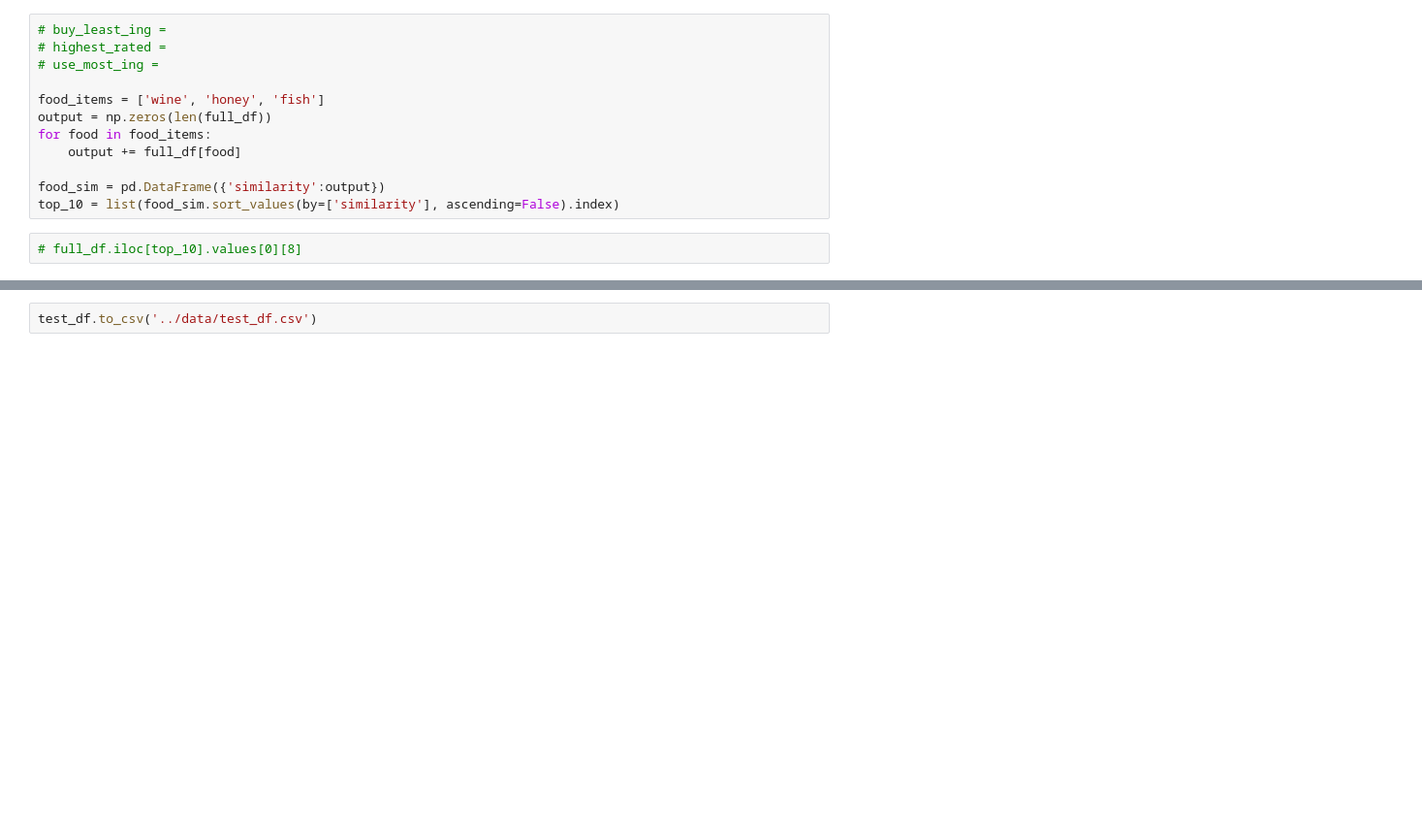
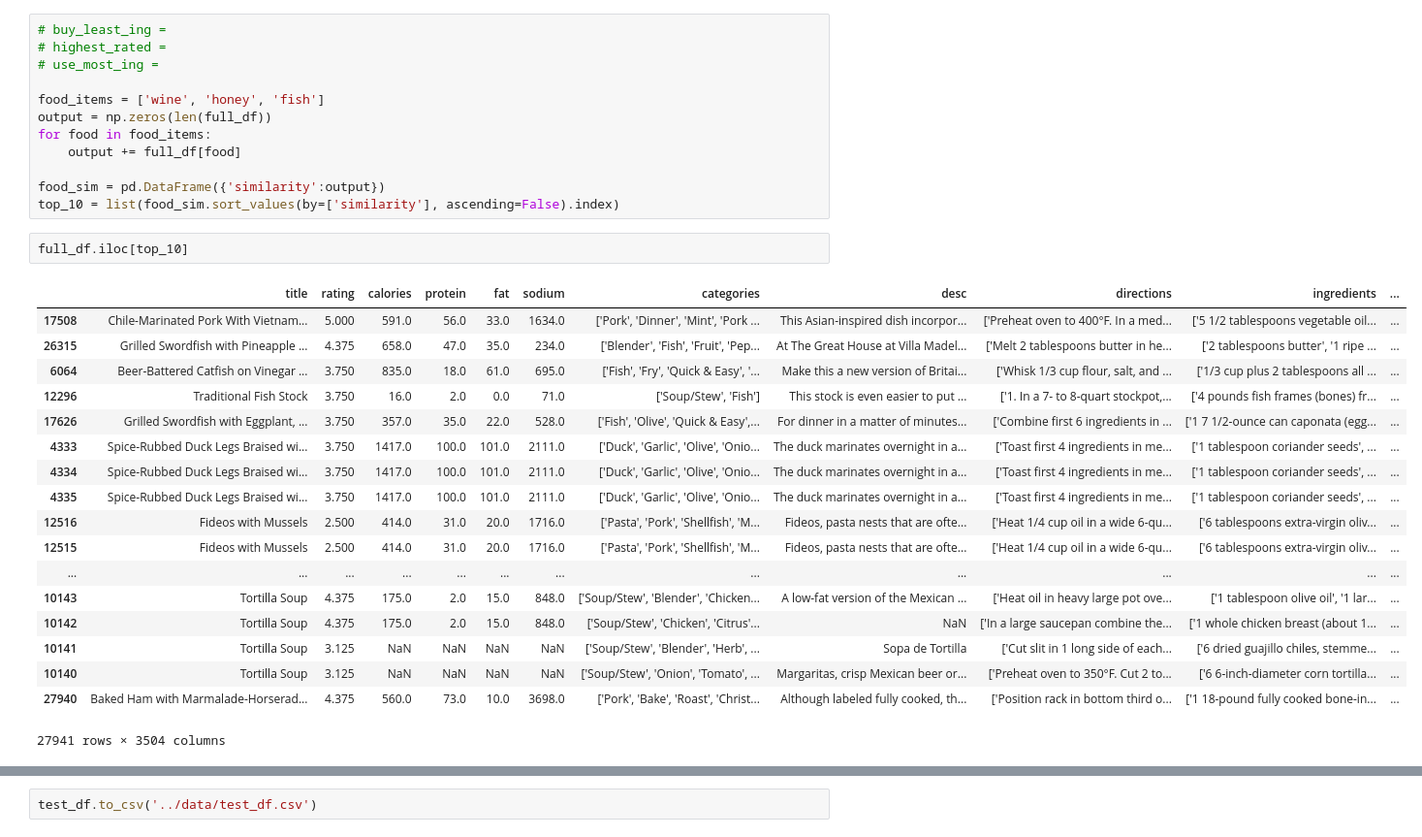
Before and after one commit to bbl007/SDHacks2019, a Jupyter notebook: recommender_model.ipynb, the cells around one changed output, grey strips where cells are left out. Shown: that part at 97% size. Drawn from its saved outputs; the diff is of its cells as text; blank space fills up the shorter version.

```diff
--- a/recommender_model.ipynb
+++ b/recommender_model.ipynb
@@ -42,8 +42,27 @@ for food in food_items:
 
 food_sim = pd.DataFrame({'similarity':output})
 top_10 = list(food_sim.sort_values(by=['similarity'], ascending=False).index)
-# %%
-# full_df.iloc[top_10].values[0][8]
+# %%
+full_df.iloc[top_10]
+# %% [output]
+|  | title | rating | calories | protein | fat | sodium | categories | desc | directions | ingredients | ... |
+| 17508 | Chile-Marinated Pork With Vietnam... | 5.000 | 591.0 | 56.0 | 33.0 | 1634.0 | ['Pork', 'Dinner', 'Mint', 'Pork ... | This Asian-inspired dish incorpor... | ['Preheat oven to 400°F. In a med... | ['5 1/2 tablespoons vegetable oil... | ... |
+| 26315 | Grilled Swordfish with Pineapple ... | 4.375 | 658.0 | 47.0 | 35.0 | 234.0 | ['Blender', 'Fish', 'Fruit', 'Pep... | At The Great House at Villa Madel... | ['Melt 2 tablespoons butter in he... | ['2 tablespoons butter', '1 ripe ... | ... |
+| 6064 | Beer-Battered Catfish on Vinegar ... | 3.750 | 835.0 | 18.0 | 61.0 | 695.0 | ['Fish', 'Fry', 'Quick & Easy', '... | Make this a new version of Britai... | ['Whisk 1/3 cup flour, salt, and ... | ['1/3 cup plus 2 tablespoons all ... | ... |
+| 12296 | Traditional Fish Stock | 3.750 | 16.0 | 2.0 | 0.0 | 71.0 | ['Soup/Stew', 'Fish'] | This stock is even easier to put ... | ['1. In a 7- to 8-quart stockpot,... | ['4 pounds fish frames (bones) fr... | ... |
+| 17626 | Grilled Swordfish with Eggplant, ... | 3.750 | 357.0 | 35.0 | 22.0 | 528.0 | ['Fish', 'Olive', 'Quick & Easy',... | For dinner in a matter of minutes... | ['Combine first 6 ingredients in ... | ['1 7 1/2-ounce can caponata (egg... | ... |
+| 4333 | Spice-Rubbed Duck Legs Braised wi... | 3.750 | 1417.0 | 100.0 | 101.0 | 2111.0 | ['Duck', 'Garlic', 'Olive', 'Onio... | The duck marinates overnight in a... | ['Toast first 4 ingredients in me... | ['1 tablespoon coriander seeds', ... | ... |
+| 4334 | Spice-Rubbed Duck Legs Braised wi... | 3.750 | 1417.0 | 100.0 | 101.0 | 2111.0 | ['Duck', 'Garlic', 'Olive', 'Onio... | The duck marinates overnight in a... | ['Toast first 4 ingredients in me... | ['1 tablespoon coriander seeds', ... | ... |
+| 4335 | Spice-Rubbed Duck Legs Braised wi... | 3.750 | 1417.0 | 100.0 | 101.0 | 2111.0 | ['Duck', 'Garlic', 'Olive', 'Onio... | The duck marinates overnight in a... | ['Toast first 4 ingredients in me... | ['1 tablespoon coriander seeds', ... | ... |
+| 12516 | Fideos with Mussels | 2.500 | 414.0 | 31.0 | 20.0 | 1716.0 | ['Pasta', 'Pork', 'Shellfish', 'M... | Fideos, pasta nests that are ofte... | ['Heat 1/4 cup oil in a wide 6-qu... | ['6 tablespoons extra-virgin oliv... | ... |
+| 12515 | Fideos with Mussels | 2.500 | 414.0 | 31.0 | 20.0 | 1716.0 | ['Pasta', 'Pork', 'Shellfish', 'M... | Fideos, pasta nests that are ofte... | ['Heat 1/4 cup oil in a wide 6-qu... | ['6 tablespoons extra-virgin oliv... | ... |
+| ... | ... | ... | ... | ... | ... | ... | ... | ... | ... | ... | ... |
+| 10143 | Tortilla Soup | 4.375 | 175.0 | 2.0 | 15.0 | 848.0 | ['Soup/Stew', 'Blender', 'Chicken... | A low-fat version of the Mexican ... | ['Heat oil in heavy large pot ove... | ['1 tablespoon olive oil', '1 lar... | ... |
+| 10142 | Tortilla Soup | 4.375 | 175.0 | 2.0 | 15.0 | 848.0 | ['Soup/Stew', 'Chicken', 'Citrus'... | NaN | ['In a large saucepan combine the... | ['1 whole chicken breast (about 1... | ... |
+| 10141 | Tortilla Soup | 3.125 | NaN | NaN | NaN | NaN | ['Soup/Stew', 'Blender', 'Herb', ... | Sopa de Tortilla | ['Cut slit in 1 long side of each... | ['6 dried guajillo chiles, stemme... | ... |
+| 10140 | Tortilla Soup | 3.125 | NaN | NaN | NaN | NaN | ['Soup/Stew', 'Onion', 'Tomato', ... | Margaritas, crisp Mexican beer or... | ['Preheat oven to 350°F. Cut 2 to... | ['6 6-inch-diameter corn tortilla... | ... |
+| 27940 | Baked Ham with Marmalade-Horserad... | 4.375 | 560.0 | 73.0 | 10.0 | 3698.0 | ['Pork', 'Bake', 'Roast', 'Christ... | Although labeled fully cooked, th... | ['Position rack in bottom third o... | ['1 18-pound fully cooked bone-in... | ... |
+27941 rows × 3504 columns
 # %%
 test_df = full_df.iloc[:100]
 test_df
```
Also changed, not shown: parts of 7 cells of this notebook, 1 other file.
